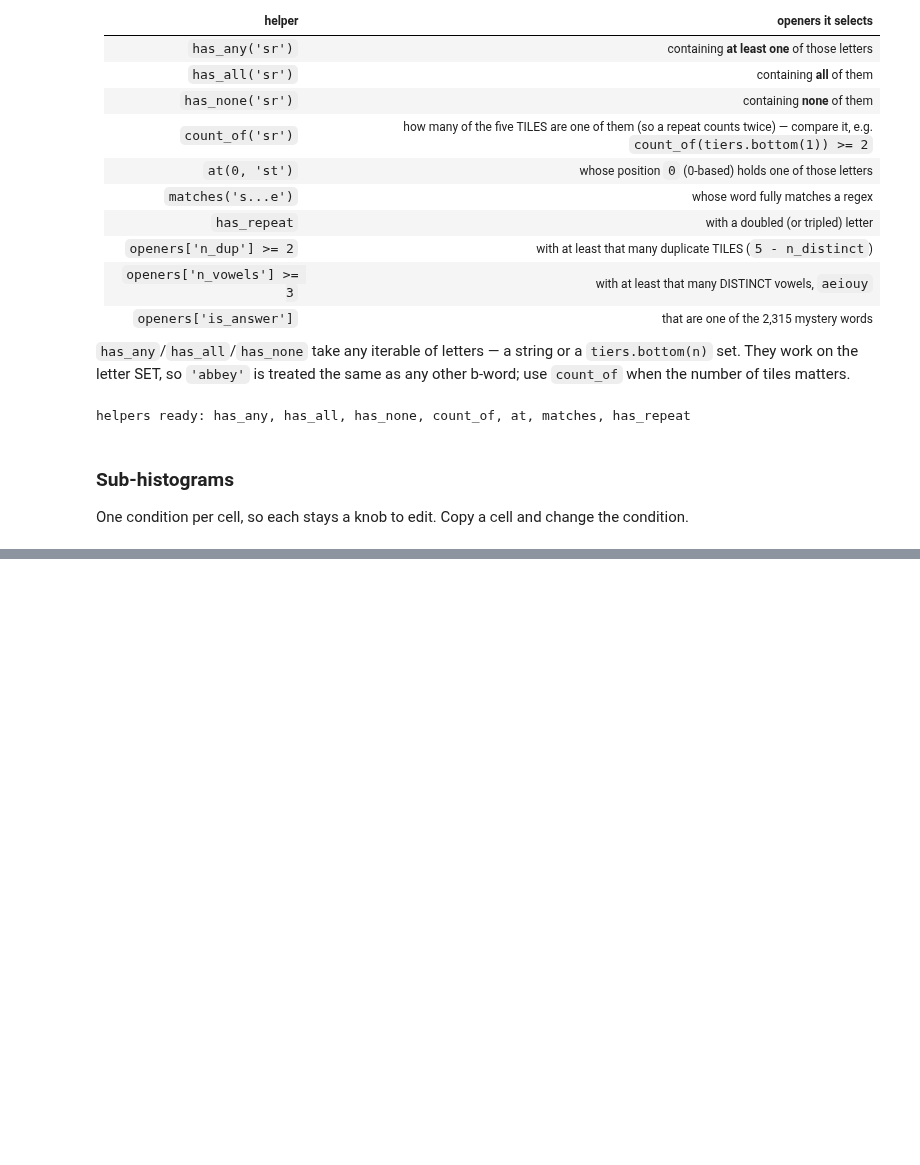
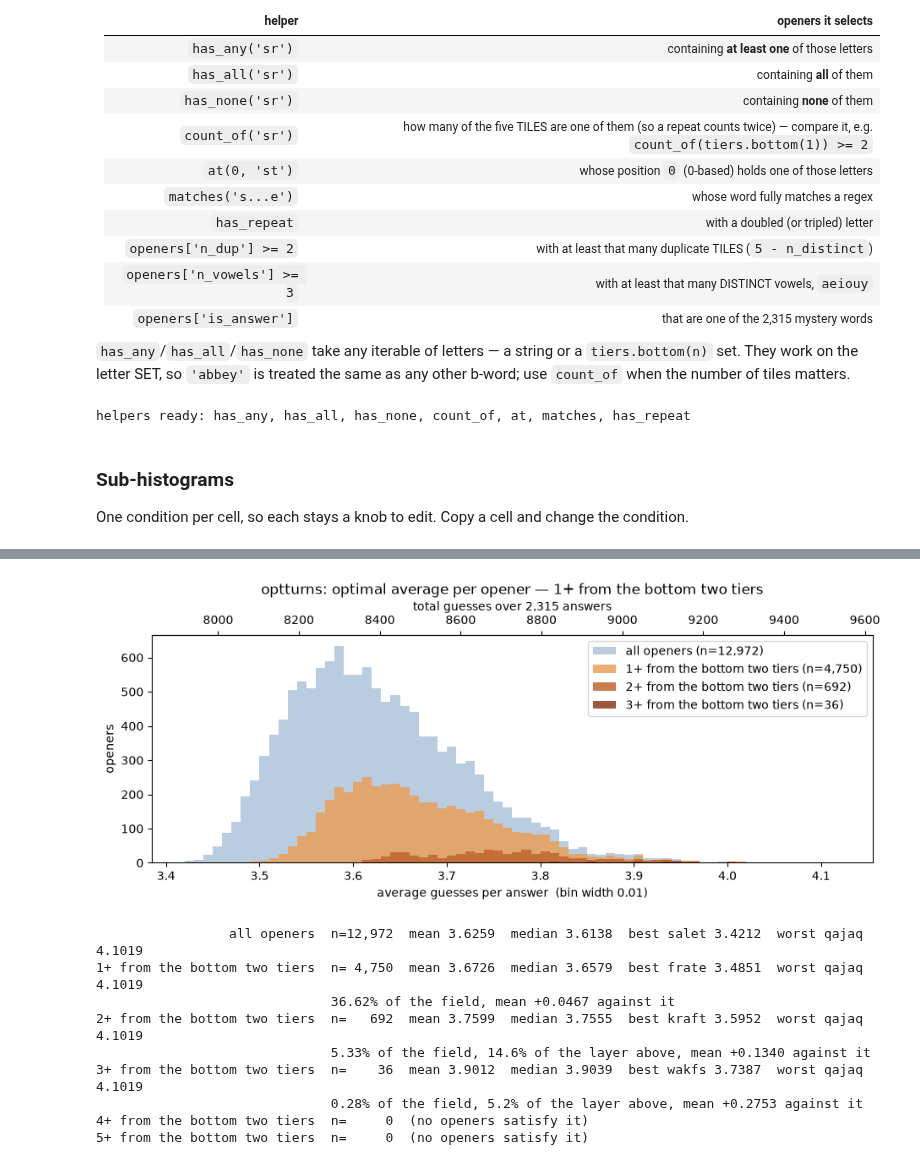
Before and after one commit to Ballpark-Figures/wordle, a Jupyter notebook: math/notebooks/strategy_explorer.ipynb, the cells around one changed output, grey strips where cells are left out. Drawn from its saved outputs; the diff is of its cells as text; code cells hidden in the pictures; blank space fills up the shorter version.

```diff
--- a/math/notebooks/strategy_explorer.ipynb
+++ b/math/notebooks/strategy_explorer.ipynb
@@ -748,12 +761,25 @@ plot_nested([
 # %%
 # The same question one tier wider -- fkwv and xzjq together.
 bottom2_tiles = count_of(tiers.bottom(2))
 
 plot_nested([
     (bottom2_tiles >= 1, '1+ from the bottom two tiers'),
     (bottom2_tiles >= 2, '2+ from the bottom two tiers'),
     (bottom2_tiles >= 3, '3+ from the bottom two tiers'),
+    (bottom2_tiles >= 4, '4+ from the bottom two tiers'),
+    (bottom2_tiles >= 5, '5+ from the bottom two tiers'),
 ])
+# %% [output]
+[figure, added]
+                 all openers  n=12,972  mean 3.6259  median 3.6138  best salet 3.4212  worst qajaq 4.1019
+1+ from the bottom two tiers  n= 4,750  mean 3.6726  median 3.6579  best frate 3.4851  worst qajaq 4.1019
+                              36.62% of the field, mean +0.0467 against it
+2+ from the bottom two tiers  n=   692  mean 3.7599  median 3.7555  best kraft 3.5952  worst qajaq 4.1019
+                              5.33% of the field, 14.6% of the layer above, mean +0.1340 against it
+3+ from the bottom two tiers  n=    36  mean 3.9012  median 3.9039  best wakfs 3.7387  worst qajaq 4.1019
+                              0.28% of the field, 5.2% of the layer above, mean +0.2753 against it
+4+ from the bottom two tiers  n=     0  (no openers satisfy it)
+5+ from the bottom two tiers  n=     0  (no openers satisfy it)
 # %%
 plot_nested([
     (openers['n_dup'] >= 1, '1+ duplicate tile (4 or fewer distinct)'),
```
Also changed, not shown: parts of 9 cells of this notebook.
